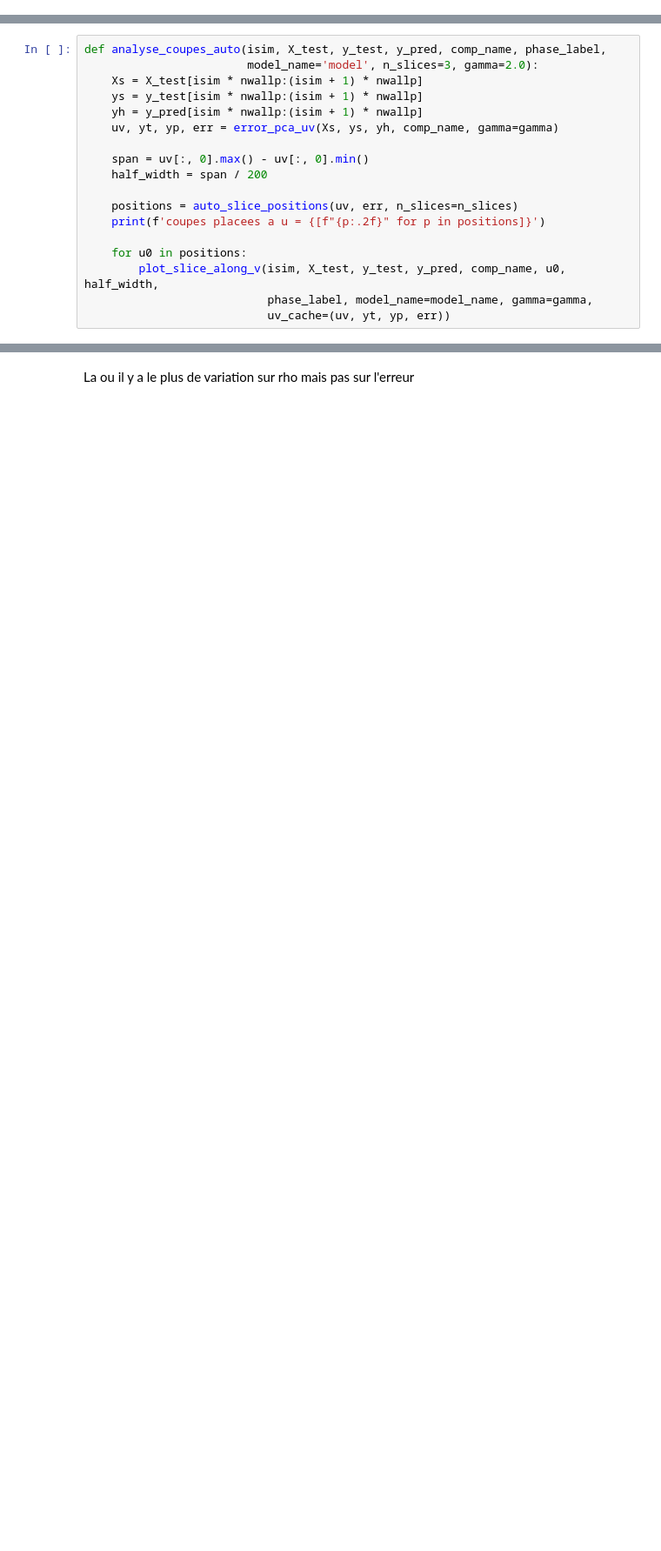
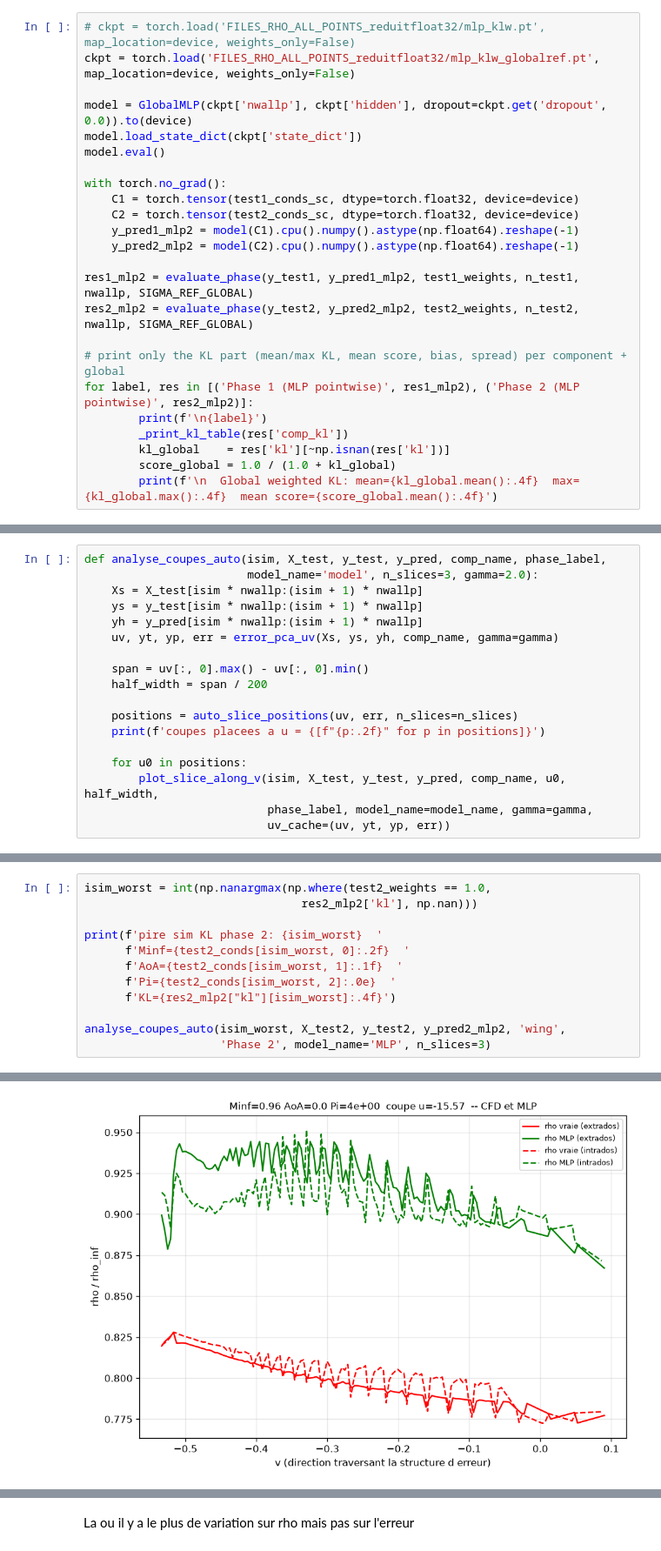
Before and after one commit to Akawalid/onera_468_crm_wall_distribution_regression_challenge_v2, a Jupyter notebook: copy.ipynb, the cells around one changed output, grey strips where cells are left out. Shown at 87% size. Cells and saved outputs as stored; diff of their text form; blank space fills up the shorter version.

```diff
--- a/copy.ipynb
+++ b/copy.ipynb
@@ -719,0 +527,24 @@ KeyboardInterrupt:
+# %%
+# ckpt = torch.load('FILES_RHO_ALL_POINTS_reduitfloat32/mlp_klw.pt', map_location=device, weights_only=False)
+ckpt = torch.load('FILES_RHO_ALL_POINTS_reduitfloat32/mlp_klw_globalref.pt', map_location=device, weights_only=False)
+
+model = GlobalMLP(ckpt['nwallp'], ckpt['hidden'], dropout=ckpt.get('dropout', 0.0)).to(device)
+model.load_state_dict(ckpt['state_dict'])
+model.eval()
+
+with torch.no_grad():
+    C1 = torch.tensor(test1_conds_sc, dtype=torch.float32, device=device)
+    C2 = torch.tensor(test2_conds_sc, dtype=torch.float32, device=device)
+    y_pred1_mlp2 = model(C1).cpu().numpy().astype(np.float64).reshape(-1)
+    y_pred2_mlp2 = model(C2).cpu().numpy().astype(np.float64).reshape(-1)
+
+res1_mlp2 = evaluate_phase(y_test1, y_pred1_mlp2, test1_weights, n_test1, nwallp, SIGMA_REF_GLOBAL)
+res2_mlp2 = evaluate_phase(y_test2, y_pred2_mlp2, test2_weights, n_test2, nwallp, SIGMA_REF_GLOBAL)
+
+# print only the KL part (mean/max KL, mean score, bias, spread) per component + global
+for label, res in [('Phase 1 (MLP pointwise)', res1_mlp2), ('Phase 2 (MLP pointwise)', res2_mlp2)]:
+        print(f'\n{label}')
+        _print_kl_table(res['comp_kl'])
+        kl_global    = res['kl'][~np.isnan(res['kl'])]
+        score_global = 1.0 / (1.0 + kl_global)
+        print(f'\n  Global weighted KL: mean={kl_global.mean():.4f}  max={kl_global.max():.4f}  mean score={score_global.mean():.4f}')
@@ -872,0 +713,13 @@ XgBoost
+# %%
+isim_worst = int(np.nanargmax(np.where(test2_weights == 1.0,
+                                res2_mlp2['kl'], np.nan)))
+
+print(f'pire sim KL phase 2: {isim_worst}  '
+      f'Minf={test2_conds[isim_worst, 0]:.2f}  '
+      f'AoA={test2_conds[isim_worst, 1]:.1f}  '
+      f'Pi={test2_conds[isim_worst, 2]:.0e}  '
+      f'KL={res2_mlp2["kl"][isim_worst]:.4f}')
+
+analyse_coupes_auto(isim_worst, X_test2, y_test2, y_pred2_mlp2, 'wing',
+                    'Phase 2', model_name='MLP', n_slices=3)
+# %% [output]
@@ -872,0 +728 @@ XgBoost
+[figure, added]
```
Also changed, not shown: parts of 21 cells of this notebook, 49 other files.
